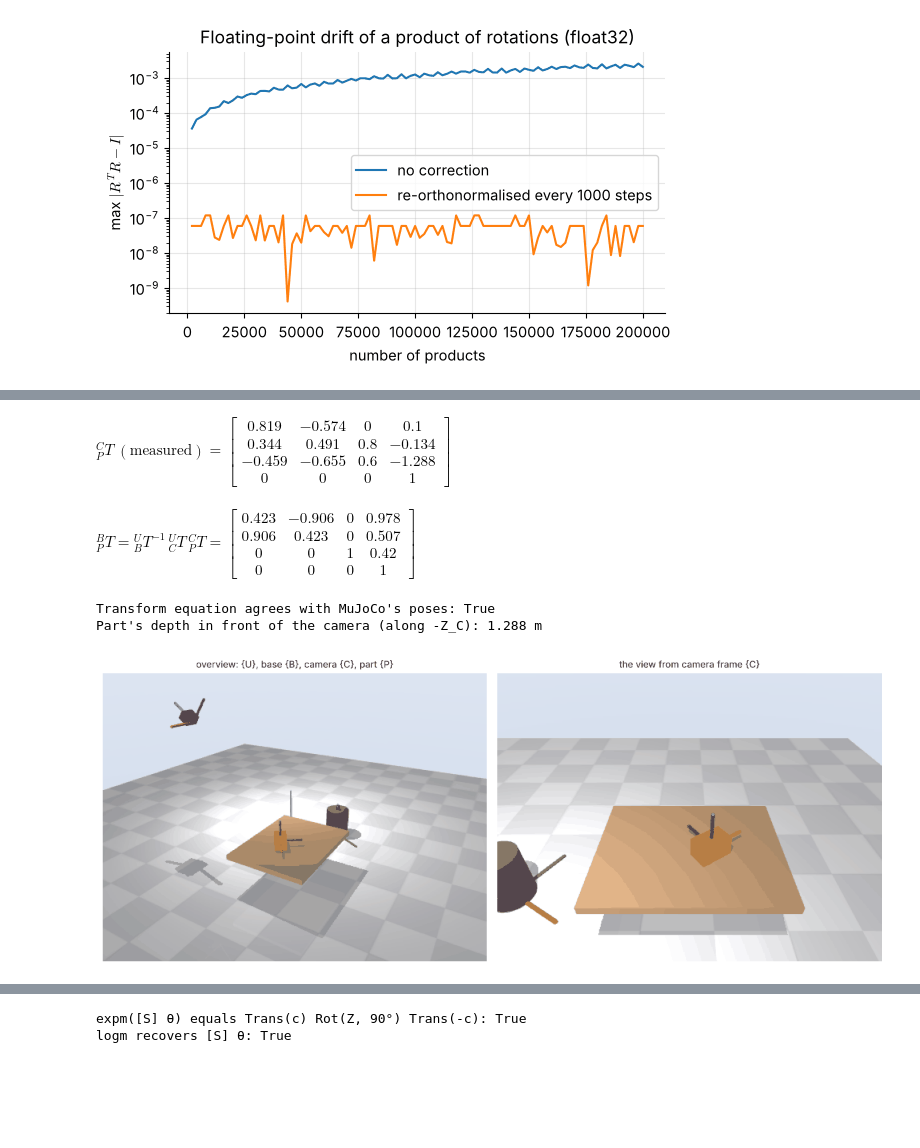
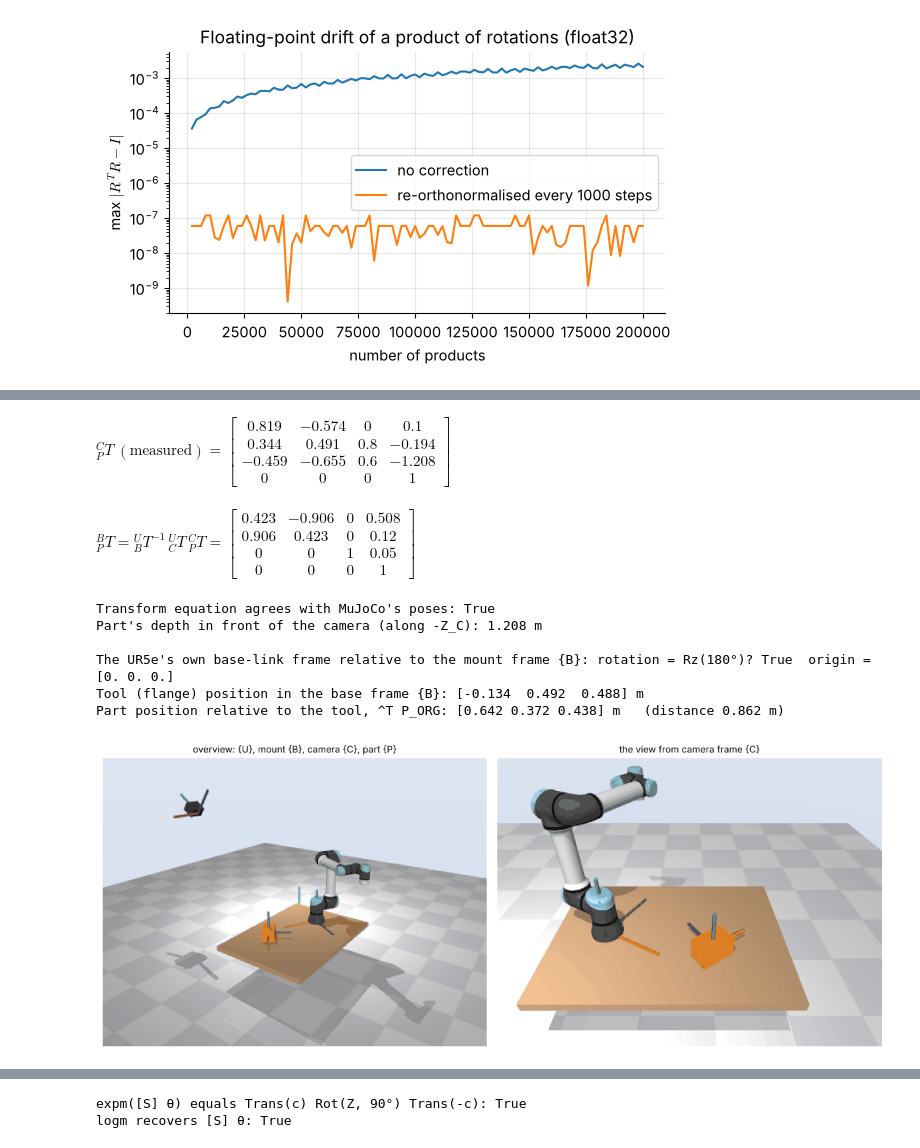
Before and after one commit to kushagrathisside/Robotics-Guide, a Jupyter notebook: MFoR/02-spatial-descriptions-and-transformations/2.3-homogeneous-transformations.ipynb, the cells around one changed output, grey strips where cells are left out. Cells and saved outputs as stored; diff of their text form; code cells hidden in the pictures; blank space fills up the shorter version.

```diff
--- a/MFoR/02-spatial-descriptions-and-transformations/2.3-homogeneous-transformations.ipynb
+++ b/MFoR/02-spatial-descriptions-and-transformations/2.3-homogeneous-transformations.ipynb
@@ -366,54 +374,77 @@ robot base in two ways: directly from MuJoCo, and from the transform equation. F
 # %%
-from rgkit import mujoco_utils as mju
+from rgkit import mujoco_utils as mju, robots
 import mujoco
+
+ur5e_dir = robots.fetch("ur5e")                 # the real UR5e model: downloaded once, then cached
+home = [-1.5708, -1.5708, 1.5708, -1.5708, -1.5708, 0.0]    # the manufacturer's "home" joint angles (rad)
 
 xml = f"""
 <mujoco model="workcell">
   <compiler angle="degree"/>
+  <option integrator="implicitfast"/>
   {mju.scene_assets()}
+  <asset><model name="ur5e" file="{ur5e_dir}/ur5e.xml"/></asset>
   <worldbody>
     {mju.floor(z=0.0, size=3)}
     {mju.frame_axes_geoms(length=0.4, radius=0.01, alpha=0.5, prefix="U_")}
-    <geom name="table" type="box" pos="1.0 0.6 0.35" size="0.45 0.35 0.02" rgba="0.75 0.6 0.45 1"/>
-    <body name="base" pos="0.0 0.6 0.0" euler="0 0 -30">
-      {mju.frame_axes_geoms(length=0.35, radius=0.012, prefix="B_")}
-      <geom type="cylinder" size="0.12 0.15" pos="0 0 0.15" rgba="0.35 0.35 0.4 1"/>
+    <geom name="table" type="box" pos="0.9 0.6 0.35" size="0.55 0.4 0.02" rgba="0.75 0.6 0.45 1"/>
+    <body name="mount" pos="0.6 0.6 0.37" euler="0 0 -30">
+      {mju.frame_axes_geoms(length=0.3, radius=0.008, prefix="B_")}
+      <attach model="ur5e" body="base" prefix="ur5e/"/>
     </body>
-    <body name="part" pos="1.1 0.55 0.42" euler="0 0 35">
+    <body name="part" pos="1.1 0.45 0.42" euler="0 0 35">
       {mju.frame_axes_geoms(length=0.18, radius=0.008, prefix="P_")}
       <geom type="box" size="0.08 0.05 0.05" rgba="0.95 0.55 0.15 1"/>
     </body>
     <body name="camera_mount" pos="1.0 -0.4 1.3" xyaxes="1 0 0 0 0.6 0.8">
       {mju.frame_axes_geoms(length=0.25, radius=0.01, prefix="C_")}
       <camera name="cam" fovy="55"/>
       <geom type="box" size="0.06 0.04 0.05" pos="0 0 0.06" rgba="0.2 0.2 0.2 1"/>
     </body>
   </worldbody>
 </mujoco>"""
 model, data = mju.load(xml)
+data.qpos[:] = home
+mujoco.mj_forward(model, data)
 
-def T_world(body):
-    return make_T(data.body(body).xmat.reshape(3, 3), data.body(body).xpos)
+def T_body(name):
+    return make_T(data.body(name).xmat.reshape(3, 3), data.body(name).xpos)
 
-T_UB, T_UC, T_UP = T_world("base"), T_world("camera_mount"), T_world("part")
+tool = data.site("ur5e/attachment_site")        # the robot's flange (tool) frame
+T_UB, T_UC, T_UP = T_body("mount"), T_body("camera_mount"), T_body("part")
+T_UR = T_body("ur5e/base")                      # the manufacturer's own base-link frame
+T_UT = make_T(tool.xmat.reshape(3, 3), tool.xpos)
+
 T_CP = inv_T(T_UC) @ T_UP                       # what an ideal camera would measure
-T_BP_equation = inv_T(T_UB) @ T_UC @ T_CP        # transform equation of Section 5
+T_BP_equation = inv_T(T_UB) @ T_UC @ T_CP       # the transform equation of Section 5
 T_BP_direct = inv_T(T_UB) @ T_UP
-
 display(Math(matrix_to_latex(T_CP, 3, r"{}^{C}_{P}T\ (\text{measured})")))
 display(Math(matrix_to_latex(T_BP_equation, 3, r"{}^{B}_{P}T = {}^{U}_{B}T^{-1}\,{}^{U}_{C}T\,{}^{C}_{P}T")))
 print("Transform equation agrees with MuJoCo's poses:", np.allclose(T_BP_equation, T_BP_direct))
 print("Part's depth in front of the camera (along -Z_C):", (-T_CP[2, 3]).round(3), "m")
 
-overview = mju.render(model, data, camera=dict(azimuth=210, elevation=-25, distance=3.4, lookat=(0.6, 0.4, 0.4)))
+T_BR = inv_T(T_UB) @ T_UR
+print("\nThe UR5e's own base-link frame relative to the mount frame {B}: rotation = Rz(180°)?",
+      np.allclose(T_BR[:3, :3], rotz(np.pi)), " origin =", T_BR[:3, 3].round(6))
+T_BT = inv_T(T_UB) @ T_UT
+T_TP = inv_T(T_UT) @ T_UP
+print("Tool (flange) position in the base frame {B}:", T_BT[:3, 3].round(3), "m")
+print("Part position relative to the tool, ^T P_ORG:", T_TP[:3, 3].round(3), "m   (distance",
+      np.linalg.norm(T_TP[:3, 3]).round(3), "m)")
+
+overview = mju.render(model, data, camera=dict(azimuth=215, elevation=-22, distance=3.0, lookat=(0.8, 0.5, 0.6)))
 cam_view = mju.render(model, data, camera="cam")
-filmstrip([overview, cam_view], ["overview: {U}, base {B}, camera {C}, part {P}", "the view from camera frame {C}"])
+filmstrip([overview, cam_view], ["overview: {U}, mount {B}, camera {C}, part {P}", "the view from camera frame {C}"])
 # %% [output]
-$\displaystyle {}^{C}_{P}T\ (\text{measured}) = \begin{bmatrix}0.819 & -0.574 & 0 & 0.1 \\ 0.344 & 0.491 & 0.8 & -0.134 \\ -0.459 & -0.655 & 0.6 & -1.288 \\ 0 & 0 & 0 & 1\end{bmatrix}$
+$\displaystyle {}^{C}_{P}T\ (\text{measured}) = \begin{bmatrix}0.819 & -0.574 & 0 & 0.1 \\ 0.344 & 0.491 & 0.8 & -0.194 \\ -0.459 & -0.655 & 0.6 & -1.208 \\ 0 & 0 & 0 & 1\end{bmatrix}$
-$\displaystyle {}^{B}_{P}T = {}^{U}_{B}T^{-1}\,{}^{U}_{C}T\,{}^{C}_{P}T = \begin{bmatrix}0.423 & -0.906 & 0 & 0.978 \\ 0.906 & 0.423 & 0 & 0.507 \\ 0 & 0 & 1 & 0.42 \\ 0 & 0 & 0 & 1\end{bmatrix}$
+$\displaystyle {}^{B}_{P}T = {}^{U}_{B}T^{-1}\,{}^{U}_{C}T\,{}^{C}_{P}T = \begin{bmatrix}0.423 & -0.906 & 0 & 0.508 \\ 0.906 & 0.423 & 0 & 0.12 \\ 0 & 0 & 1 & 0.05 \\ 0 & 0 & 0 & 1\end{bmatrix}$
 Transform equation agrees with MuJoCo's poses: True
-Part's depth in front of the camera (along -Z_C): 1.288 m
+Part's depth in front of the camera (along -Z_C): 1.208 m
+
+The UR5e's own base-link frame relative to the mount frame {B}: rotation = Rz(180°)? True  origin = [0. 0. 0.]
+Tool (flange) position in the base frame {B}: [-0.134  0.492  0.488] m
+Part position relative to the tool, ^T P_ORG: [0.642 0.372 0.438] m   (distance 0.862 m)
-[figure, old version]
+[figure, new version]
 # %% [markdown]
 The robot now "knows" where the part is in its own base frame, although it was only ever seen by the camera.
 This calculation — chaining a calibration transform with a measurement — is the everyday business of a robot
```
Also changed, not shown: parts of 4 cells of this notebook, 19 other files.
